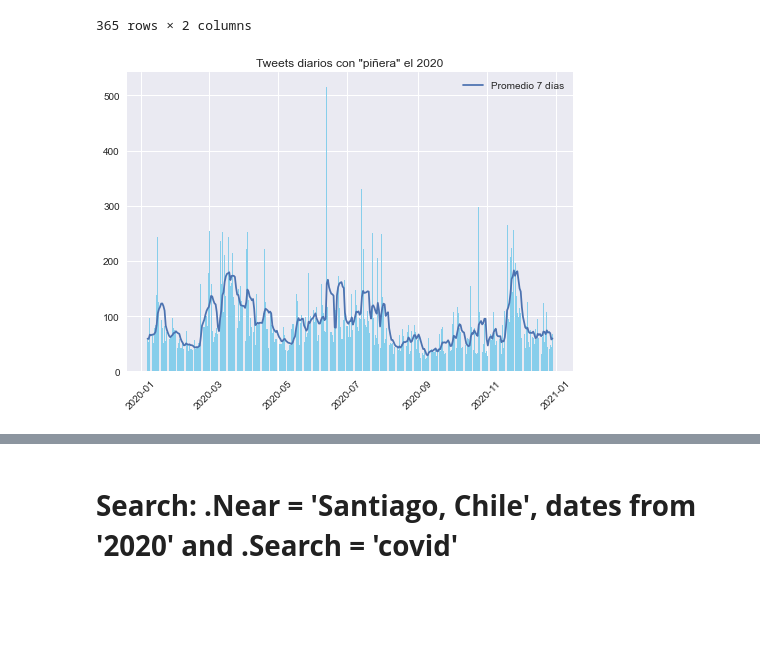
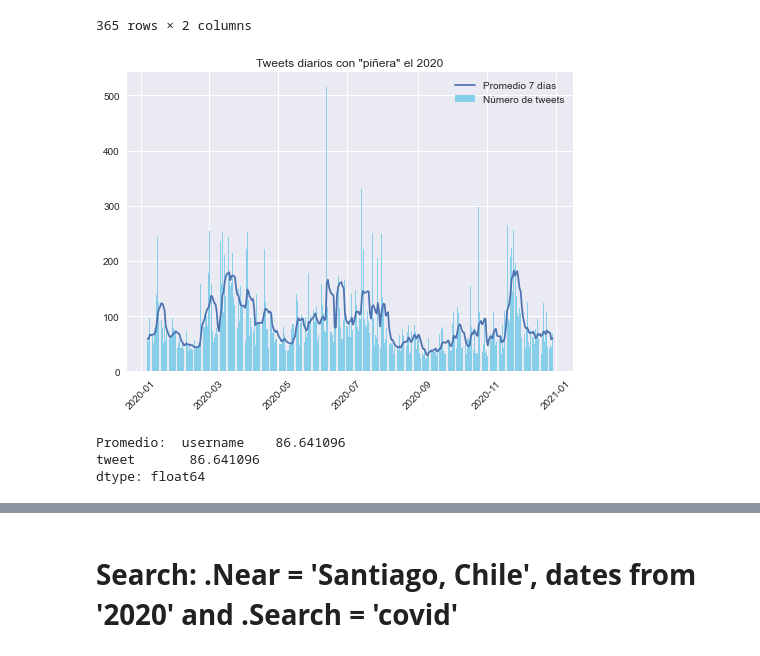
Before and after one commit to jignaciocastro8/data-project, a Jupyter notebook: tweets_data_review.ipynb, the cells around one changed output, grey strips where cells are left out. Saved outputs shown, nothing was run; the diff lists cells and outputs as text; code cells hidden in the pictures; blank space fills up the shorter version.

```diff
--- a/tweets_data_review.ipynb
+++ b/tweets_data_review.ipynb
@@ -194,14 +194,20 @@ pinera.groupby('date').count()
 # %%
 group_pinera = pinera.groupby('date').count()
 plt.plot(group_pinera.index[7:], group_pinera['tweet'].rolling(window=7).mean()[7:], label='Promedio 7 días')
-plt.bar(group_pinera.index[7:], group_pinera['tweet'][7:], color='skyblue')
+plt.bar(group_pinera.index[7:], group_pinera['tweet'][7:], label='Número de tweets', color='skyblue')
 plt.title('Tweets diarios con "piñera" el 2020')
 plt.legend()
 plt.xticks(rotation=45)
 #plt.savefig('imgs/serie_pinera_2020.png')
 plt.show()
 # %% [output]
-[figure, old version]
+[figure, new version]
+# %%
+print('Promedio: ', group_pinera['tweet'].mean())
+# %% [output]
+Promedio:  username    86.641096
+tweet       86.641096
+dtype: float64
 # %%
 wordcloud_tweets(df = pinera, file_name = 'wordcloud_santiago_pinera_2020', save = True, forbidden_words=['piñera', 'nada', 'vez', 'gracia', 'hizo', 'hecho', 'debe'])
 # %% [output]
```
Also changed, not shown: parts of 2 cells of this notebook, 13 other files.
